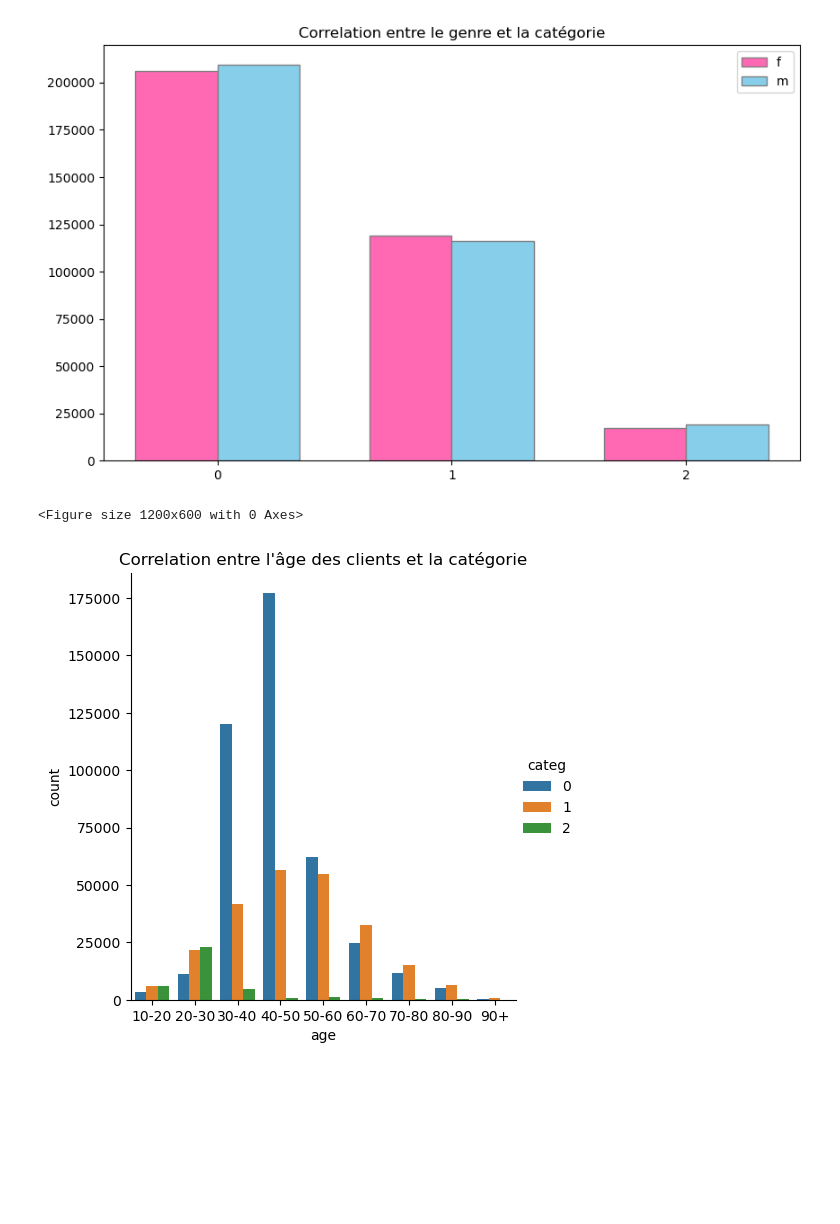
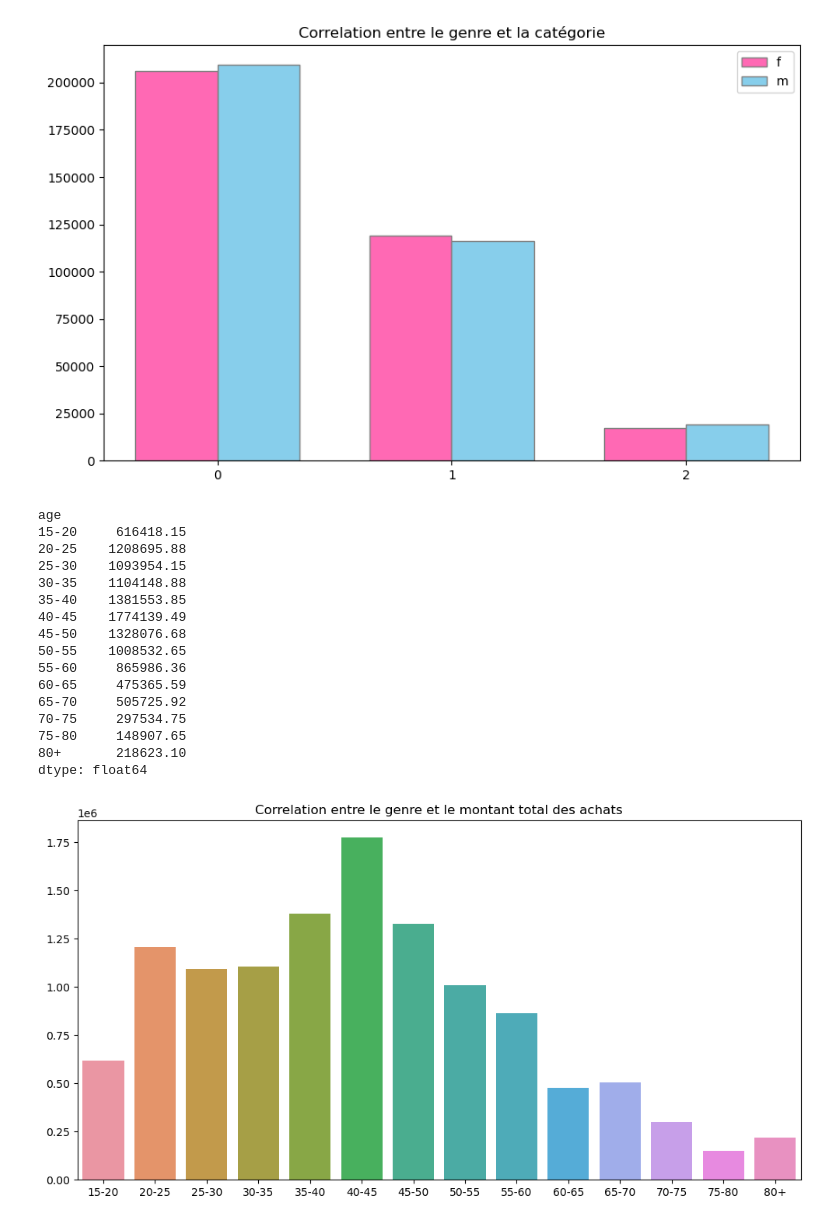
Before and after one commit to kikduck/DA-P6, a Jupyter notebook: notebook-p6.ipynb, the cells around one changed output. Cells and saved outputs as stored; diff of their text form; code cells hidden in the pictures; blank space fills up the shorter version.

```diff
--- a/notebook-p6.ipynb
+++ b/notebook-p6.ipynb
@@ -155,8 +155,8 @@ df_final.reset_index(inplace=True, drop=True)
 # %% [markdown]
 TRANCHE D'AGE
 # %%
-bins = [10, 20, 30, 40, 50, 60, 70, 80, 90, float('inf')]
-labels_age = ['10-20', '20-30', '30-40', '40-50', '50-60', '60-70', '70-80', '80-90', '90+']
+bins = [15, 20, 25, 30, 35, 40, 45, 50, 55, 60, 65, 70, 75, 80, float('inf')]
+labels_age = ['15-20', '20-25', '25-30', '30-35', '35-40', '40-45', '45-50', '50-55', '55-60', '60-65', '65-70', '70-75', '75-80', '80+']
 df_final['age'] = pd.cut(2023 - df_final['birth'], bins=bins, labels=labels_age, right=False) # False : borne supérieure de chaque intervalle est exclusive
 # %%
 df_final.tail()
@@ -437,11 +441,31 @@ plt.title("Correlation entre le genre et la catégorie")
 plt.show()
 # %% [output]
 [figure]
+# %%
+df_CA_par_age = pd.crosstab(df_final['age'], df_final['client_id'], values=df_final['price'], aggfunc='sum')
+df_CA_par_age = df_CA_par_age.sum(axis=1)
+df_CA_par_age
+# %% [output]
+age
+15-20     616418.15
+20-25    1208695.88
+25-30    1093954.15
+30-35    1104148.88
+35-40    1381553.85
+40-45    1774139.49
+45-50    1328076.68
+50-55    1008532.65
+55-60     865986.36
+60-65     475365.59
+65-70     505725.92
+70-75     297534.75
+75-80     148907.65
+80+       218623.10
+dtype: float64
 # %%
 plt.figure(figsize=(12, 6))
-sns.catplot(x = "age", kind = "count", hue="categ", data= df_final)
-plt.title("Correlation entre l'âge des clients et la catégorie")
+sns.barplot(x = labels_age, y = df_CA_par_age)
+plt.title("Correlation entre le genre et le montant total des achats")
 plt.show()
 # %% [output]
-<Figure size 1200x600 with 0 Axes>
-[figure, old version]
+[figure, new version]
```
Also changed, not shown: parts of 9 cells of this notebook.
